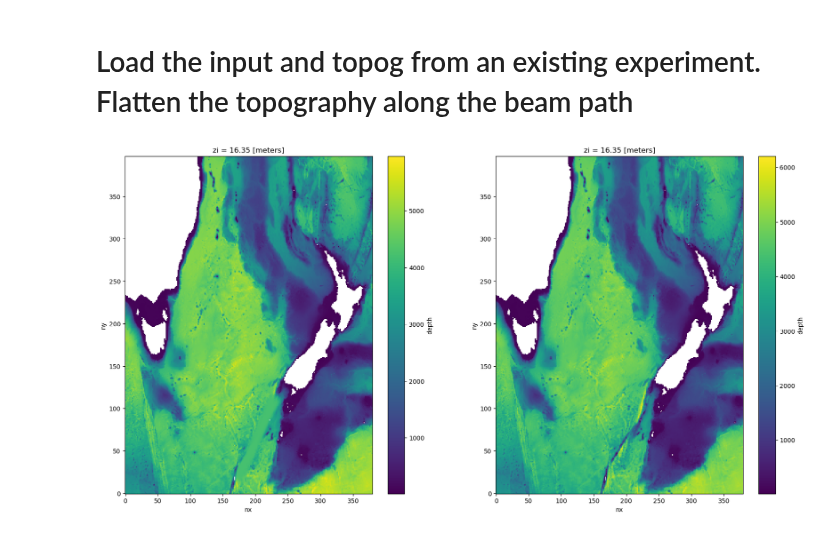
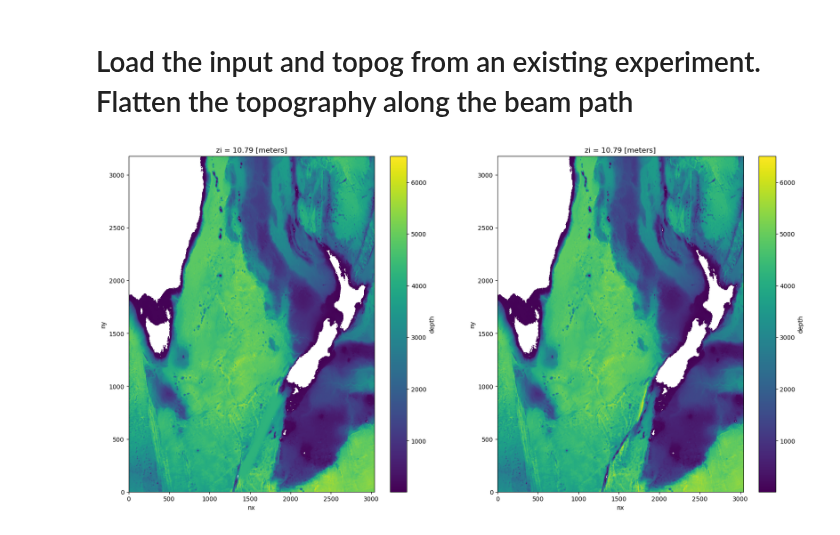
Before and after one commit to ashjbarnes/tasman-tides, a Jupyter notebook: notebooks/setup-expts/DeleteMacRidge.ipynb, the cells around one changed output. Saved outputs shown, nothing was run; the diff lists cells and outputs as text; code cells hidden in the pictures.

```diff
--- a/notebooks/setup-expts/DeleteMacRidge.ipynb
+++ b/notebooks/setup-expts/DeleteMacRidge.ipynb
@@ -40,7 +29,7 @@ Hosting the HTTP server on port 40143 instead
 # %% [markdown]
 # Load the input and topog from an existing experiment. Flatten the topography along the beam path
 # %%
-resolution = 10
+resolution = 80
 expt = f'full-{resolution}'
 inputdir = Path(f'/g/data/nm03/ab8992/ttide-inputs')
 
@@ -71,31 +60,31 @@ mask += np.exp(-1 *((mask.lat - (mask.lon * m(lower_left,upper_left) + c(lower_l
 mask += np.exp(-1 *((mask.lat - (mask.lon * m(lower_right,upper_right) + c(lower_right,upper_right)))/width)**2)
 mask += np.exp(-1 *((mask.lat - (mask.lon * m(lower_left,lower_right) + c(lower_left,lower_right)))/width)**2)
 
 # Now remove the corners
 mask -= np.exp(-1 *((mask.lat - (mask.lon * m(upper_left,upper_right) + c(upper_left,upper_right)))/width)**2) * np.exp(-1 *((mask.lat - (mask.lon * m(lower_left,upper_left) + c(lower_left,upper_left)))/width)**2)
 mask -= np.exp(-1 *((mask.lat - (mask.lon * m(upper_left,upper_right) + c(upper_left,upper_right)))/width)**2) * np.exp(-1 *((mask.lat - (mask.lon * m(lower_right,upper_right) + c(lower_right,upper_right)))/width)**2)
 mask -= np.exp(-1 *((mask.lat - (mask.lon * m(lower_left,lower_right) + c(lower_left,lower_right)))/width)**2) * np.exp(-1 *((mask.lat - (mask.lon * m(lower_right,upper_right) + c(lower_right,upper_right)))/width)**2)
 mask -= np.exp(-1 *((mask.lat - (mask.lon * m(lower_left,lower_right) + c(lower_left,lower_right)))/width)**2) * np.exp(-1 *((mask.lat - (mask.lon * m(lower_left,upper_left) + c(lower_left,upper_left)))/width)**2)
 
 mask = mask.where(
     (mask.lat < mask.lon * m(upper_left,upper_right) + c(upper_left,upper_right)) &
     (mask.lat < mask.lon * m(lower_left,upper_left) + c(lower_left,upper_left)) &
     (mask.lat > mask.lon * m(lower_right,upper_right) + c(lower_right,upper_right)) &
     (mask.lat > mask.lon * m(lower_left,lower_right) + c(lower_left,lower_right))
     ,1)
 
 
 fig,ax = plt.subplots(1,2,figsize = (20,10))
 (OgTopog.depth).plot(ax = ax[1])
 
 newtopog["depth"] = OgTopog.depth * mask + (1 - mask) * 4200
 newtopog.depth.plot(ax = ax[0])
 
 # ax[0].set_xlim(300,500)
 # ax[0].set_ylim(0,300)
 # ax[1].set_xlim(300,500)
 # ax[1].set_ylim(0,300)
 
 newtopog.to_netcdf(f"/g/data/nm03/ab8992/ttide-inputs/{expt}/topog_noridge.nc",mode="w")
 # %% [output]
-[figure, old version]
+[figure, new version]
```
Also changed, not shown: parts of 3 cells of this notebook, 46 other files.
